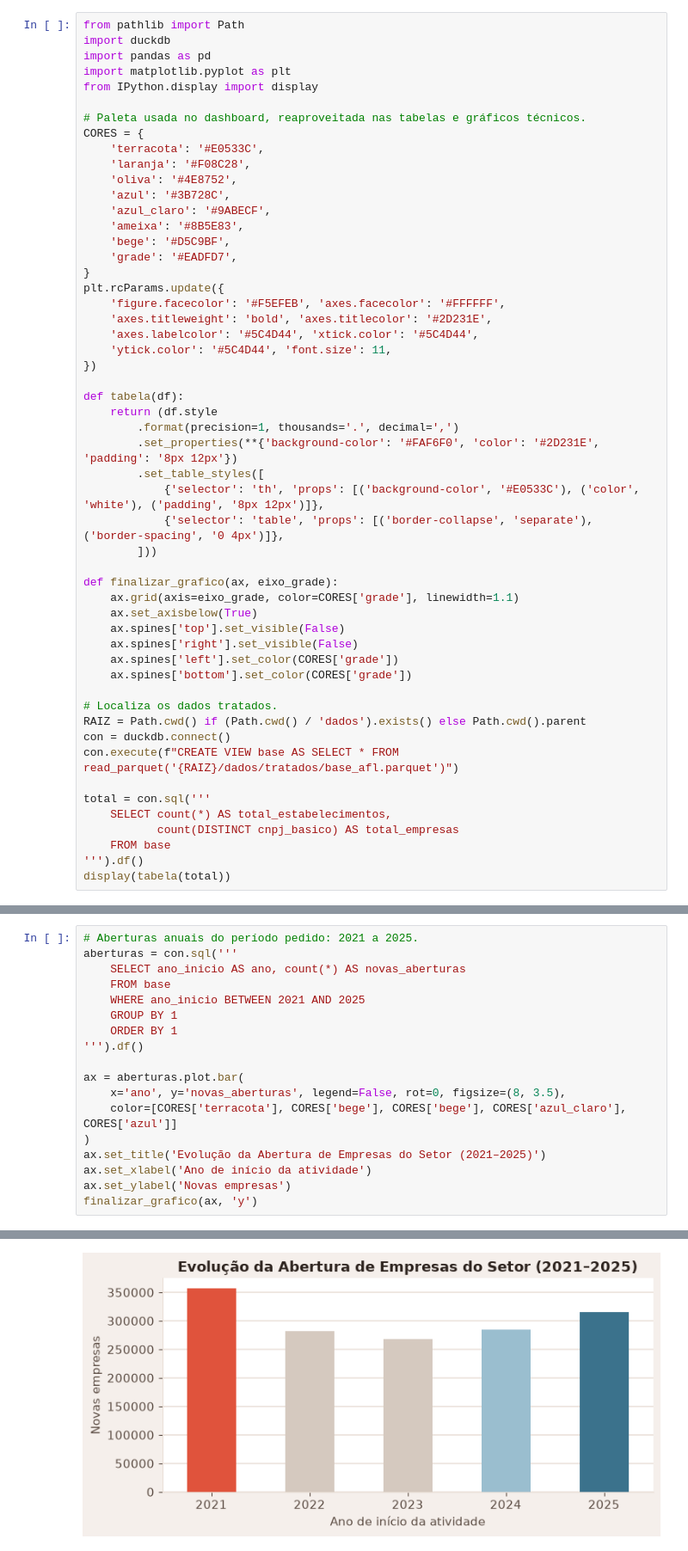
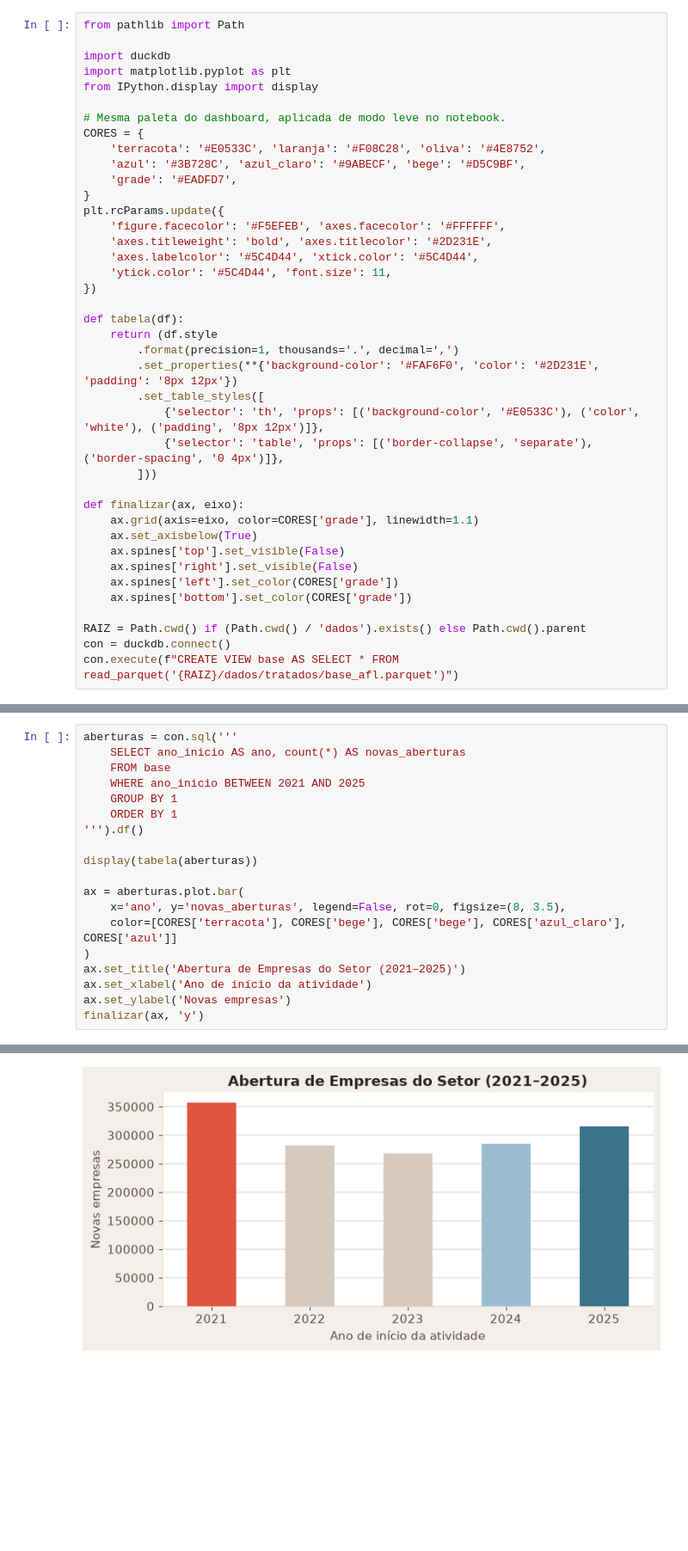
Before and after one commit to christiano-gonara/teste-abrasel-dados, a Jupyter notebook: notebooks/analise_abrasel.ipynb, the cells around one changed output, grey strips where cells are left out. Shown at 86% size. Cells and saved outputs as stored; diff of their text form; blank space fills up the shorter version.

```diff
--- a/notebooks/analise_abrasel.ipynb
+++ b/notebooks/analise_abrasel.ipynb
@@ -18,19 +20,14 @@ Carregamos os dados analíticos consolidados via DuckDB:
 # %%
 from pathlib import Path
+
 import duckdb
-import pandas as pd
 import matplotlib.pyplot as plt
 from IPython.display import display
 
-# Paleta usada no dashboard, reaproveitada nas tabelas e gráficos técnicos.
+# Mesma paleta do dashboard, aplicada de modo leve no notebook.
 CORES = {
-    'terracota': '#E0533C',
-    'laranja': '#F08C28',
-    'oliva': '#4E8752',
-    'azul': '#3B728C',
-    'azul_claro': '#9ABECF',
-    'ameixa': '#8B5E83',
-    'bege': '#D5C9BF',
+    'terracota': '#E0533C', 'laranja': '#F08C28', 'oliva': '#4E8752',
+    'azul': '#3B728C', 'azul_claro': '#9ABECF', 'bege': '#D5C9BF',
     'grade': '#EADFD7',
 }
 plt.rcParams.update({
@@ -49,23 +46,15 @@ def tabela(df):
             {'selector': 'table', 'props': [('border-collapse', 'separate'), ('border-spacing', '0 4px')]},
         ]))
 
-def finalizar_grafico(ax, eixo_grade):
-    ax.grid(axis=eixo_grade, color=CORES['grade'], linewidth=1.1)
+def finalizar(ax, eixo):
+    ax.grid(axis=eixo, color=CORES['grade'], linewidth=1.1)
     ax.set_axisbelow(True)
     ax.spines['top'].set_visible(False)
     ax.spines['right'].set_visible(False)
     ax.spines['left'].set_color(CORES['grade'])
     ax.spines['bottom'].set_color(CORES['grade'])
 
-# Localiza os dados tratados.
 RAIZ = Path.cwd() if (Path.cwd() / 'dados').exists() else Path.cwd().parent
 con = duckdb.connect()
 con.execute(f"CREATE VIEW base AS SELECT * FROM read_parquet('{RAIZ}/dados/tratados/base_afl.parquet')")
-
-total = con.sql('''
-    SELECT count(*) AS total_estabelecimentos,
-           count(DISTINCT cnpj_basico) AS total_empresas
-    FROM base
-''').df()
-display(tabela(total))
 # %% [output]
@@ -118,5 +83,4 @@ Consideramos cinco anos completos, de **2021 a 2025**, usando a data de início
 # %%
-# Aberturas anuais do período pedido: 2021 a 2025.
 aberturas = con.sql('''
     SELECT ano_inicio AS ano, count(*) AS novas_aberturas
     FROM base
@@ -125,12 +89,14 @@ aberturas = con.sql('''
     ORDER BY 1
 ''').df()
 
+display(tabela(aberturas))
+
 ax = aberturas.plot.bar(
     x='ano', y='novas_aberturas', legend=False, rot=0, figsize=(8, 3.5),
     color=[CORES['terracota'], CORES['bege'], CORES['bege'], CORES['azul_claro'], CORES['azul']]
 )
-ax.set_title('Evolução da Abertura de Empresas do Setor (2021–2025)')
+ax.set_title('Abertura de Empresas do Setor (2021–2025)')
 ax.set_xlabel('Ano de início da atividade')
 ax.set_ylabel('Novas empresas')
-finalizar_grafico(ax, 'y')
+finalizar(ax, 'y')
 # %% [output]
@@ -137 +109 @@ finalizar_grafico(ax, 'y')
-[figure, old version]
+[figure, new version]
```
Also changed, not shown: parts of 23 cells of this notebook, 1 other file.
